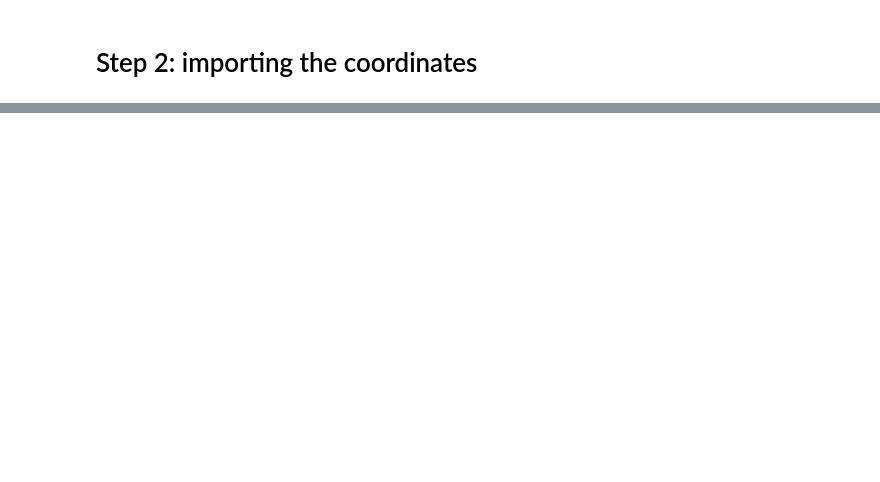
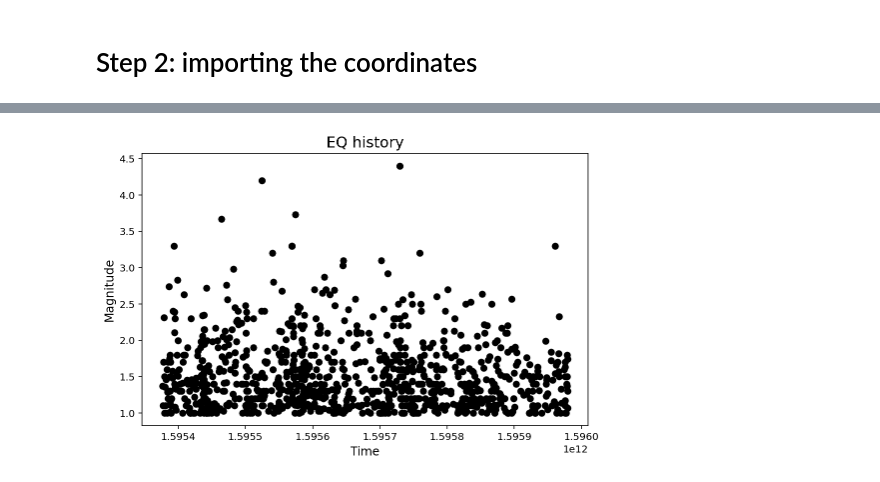
Before and after one commit to saiedmighani/earthquake_time_series_LSTM, a Jupyter notebook: codes/a_Importing_API_database.ipynb, the cells around one changed output, grey strips where cells are left out. Cells and saved outputs as stored; diff of their text form; code cells hidden in the pictures; blank space fills up the shorter version.

```diff
--- a/codes/a_Importing_API_database.ipynb
+++ b/codes/a_Importing_API_database.ipynb
@@ -258,0 +313,12 @@ df_EQ_processed["url"][0]
+# %%
+plt.figure(figsize = [8, 5])
+
+plt.scatter(df_EQ_processed["time"], df_EQ_processed["mag"], color="black");
+
+# Format title and axis labels
+plt.title("EQ history", fontsize = 15);
+
+plt.xlabel("Time", fontsize = 12);
+plt.ylabel("Magnitude", fontsize = 12);
+# %% [output]
+[figure, added]
```
Also changed, not shown: parts of 22 cells of this notebook, 5 other files.
